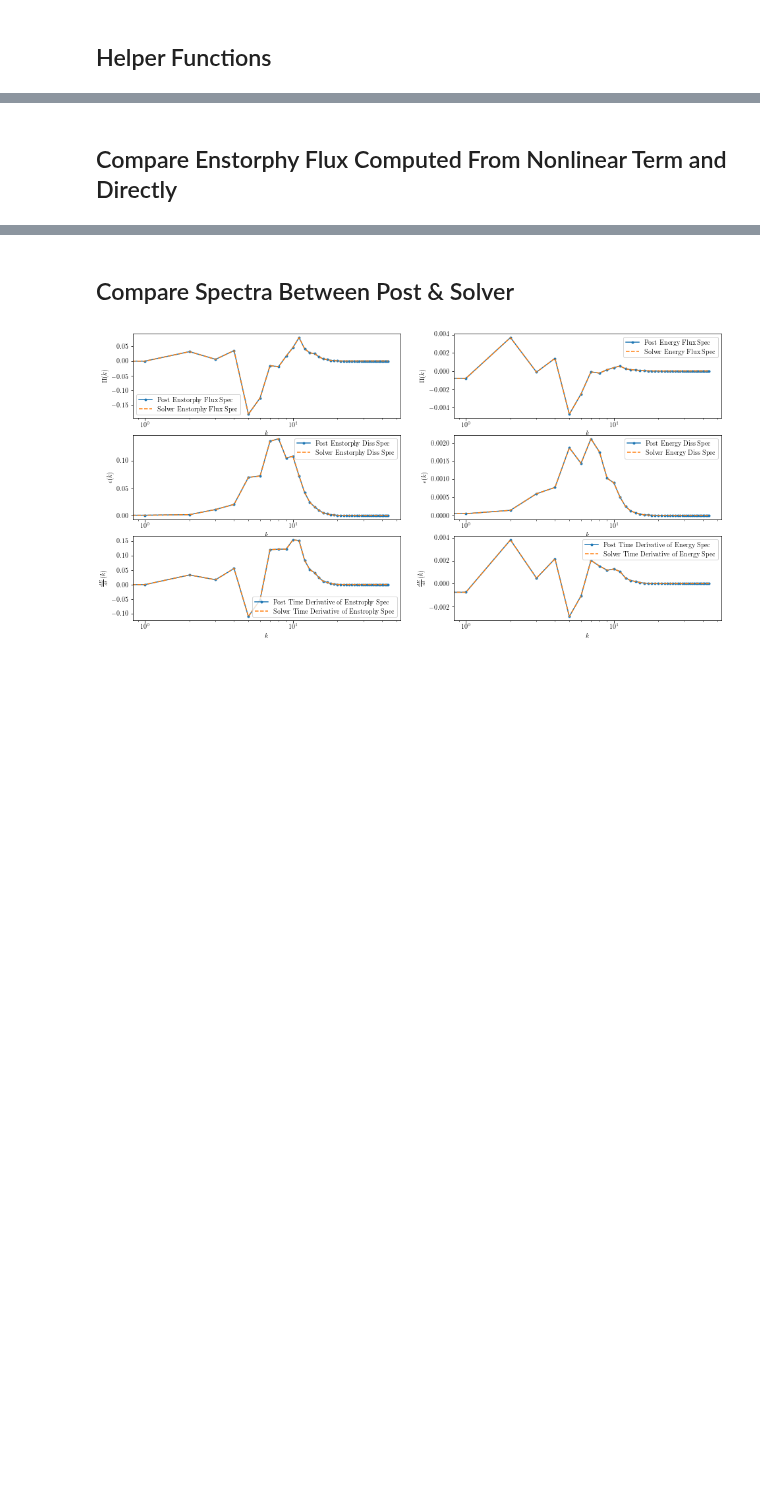
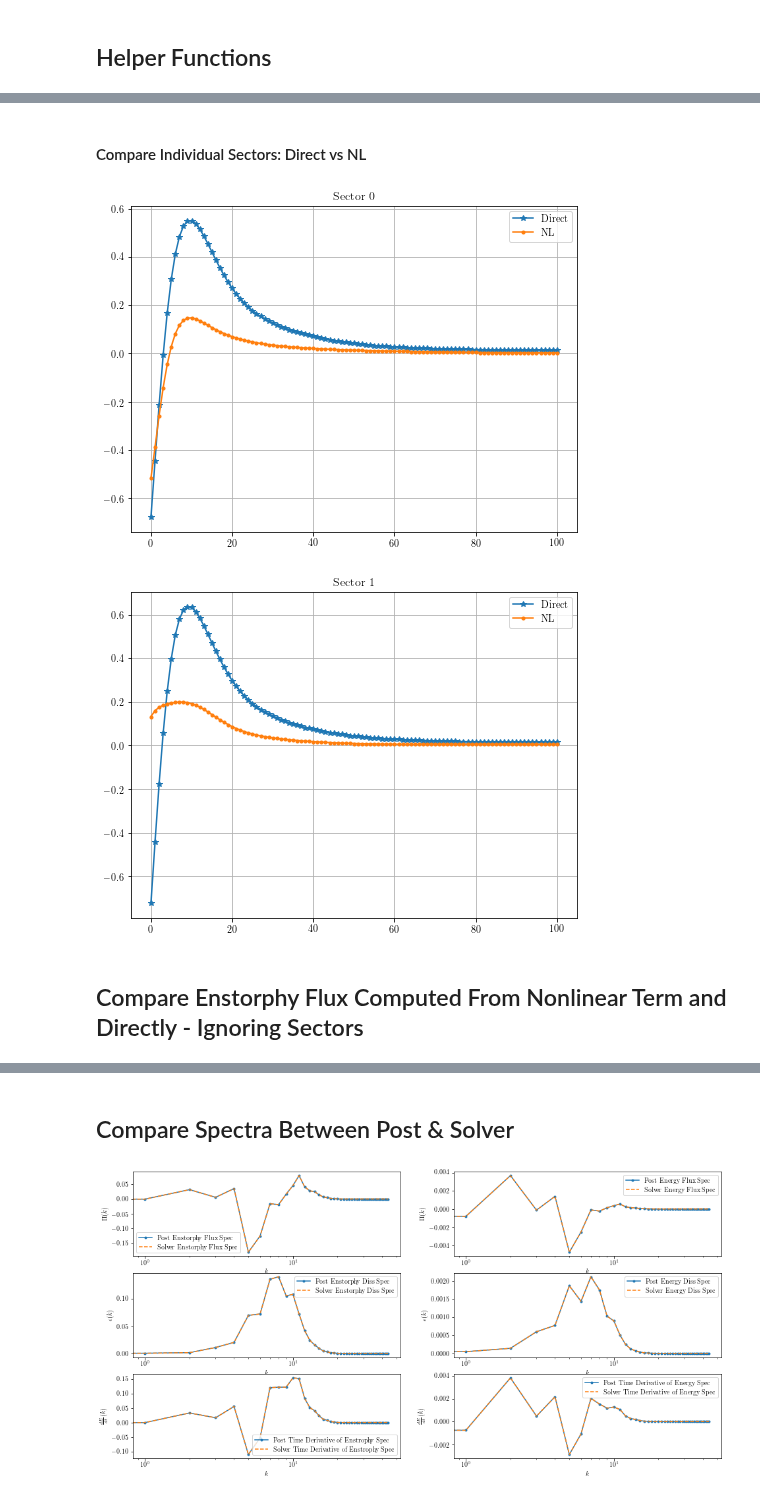
Before and after one commit to EndCar808/2D-Navier-Stokes, a Jupyter notebook: Plotting/CompareFluxes.ipynb, the cells around one changed output, grey strips where cells are left out. Drawn from its saved outputs; the diff is of its cells as text; code cells hidden in the pictures; blank space fills up the shorter version.

```diff
--- a/Plotting/CompareFluxes.ipynb
+++ b/Plotting/CompareFluxes.ipynb
@@ -58,2 +143,18 @@ def spectra_accum(spec):
+# %% [markdown]
+#### Compare Individual Sectors: Direct vs NL
+# %%
+for a in range(post_data.num_sect):
+    fig = plt.figure(figsize = (8, 6))
+    gs  = GridSpec(1, 1)
+    ax = fig.add_subplot(gs[0, 0])
+    ax.plot(post_data.enst_flux_per_sec[:, 0, a] * const_fac * norm_fac * (2.4414e-4) * (5e-2), '*-')
+    ax.plot(post_data.enst_flux_C_theta[:, a], '.-')
+    ax.set_title(r"Sector {}".format(a))
+    ax.legend([r"Direct", r"NL"])
+    ax.grid()
+    plt.show()
+# %% [output]
+[figure, added]
+[figure, added]
 # %% [markdown]
-## Compare Enstorphy Flux Computed From Nonlinear Term and Directly
+## Compare Enstorphy Flux Computed From Nonlinear Term and Directly - Ignoring Sectors
```
Also changed, not shown: parts of 23 cells of this notebook, 6 other files.
